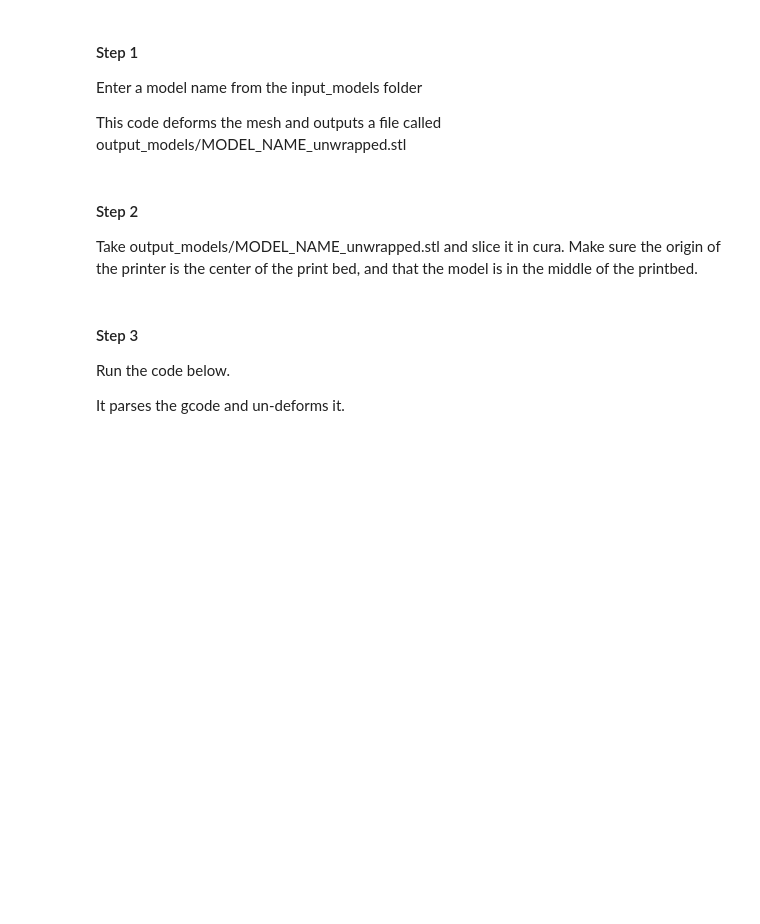
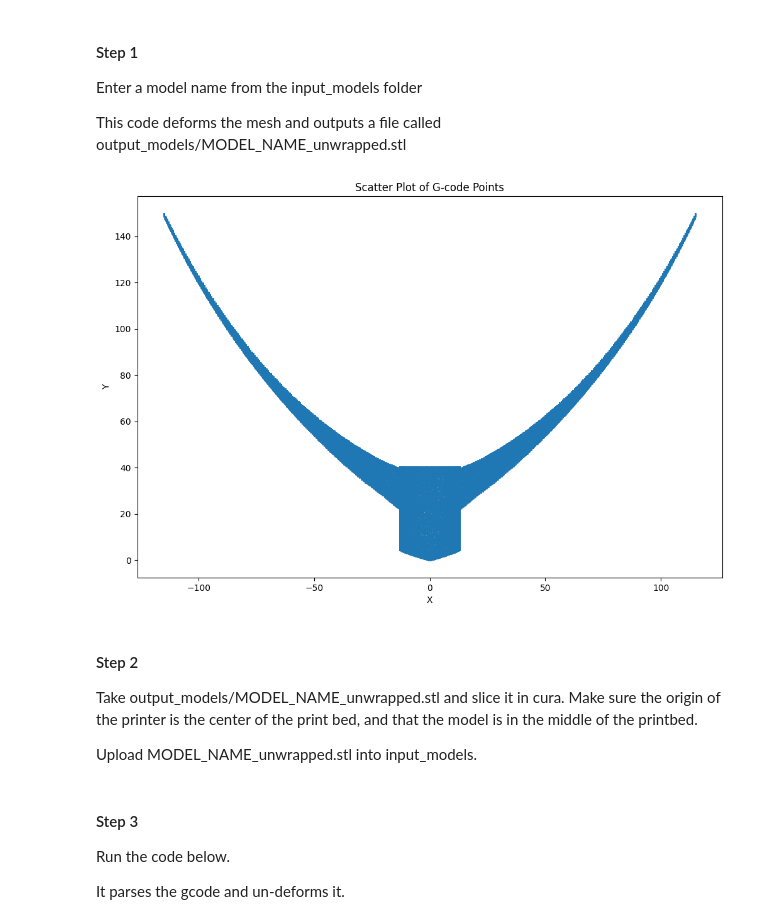
Before and after one commit to jyjblrd/Radial_Non_Planar_Slicer, a Jupyter notebook: main.ipynb, the cells around one changed output. Cells and saved outputs as stored; diff of their text form; code cells hidden in the pictures; blank space fills up the shorter version.

```diff
--- a/main.ipynb
+++ b/main.ipynb
@@ -31,38 +39,50 @@ mesh.points *= 1
 
 # center around the middle of the bounding box
 xmin, xmax, ymin, ymax, zmin, zmax = mesh.bounds
 mesh.points -= np.array([(xmin + xmax) / 2, (ymin + ymax) / 2, zmin])
 # mesh.points -= np.array([0, 0, 0]) # optionally offset the part from the center
 
 mesh.points = mesh.points[:10]
 
 # max radius of part
 max_radius = np.max(np.linalg.norm(mesh.points[:, :2], axis=1))
 
 # define rotation as a function of radius
 ROTATION = lambda radius: np.deg2rad(15 + 30 * (radius / max_radius)) # Use for propeller and tree
 # ROTATION = lambda radius: np.full_like(radius, np.deg2rad(-40)) # Fixed rotation inwards
 # ROTATION = lambda radius: np.deg2rad(-40 + 30 * (1 - (radius / max_radius)) ** 2) # Use for bridge
 
 # rotate points around max diameter ring
 distances_to_center = np.linalg.norm(mesh.points[:, :2], axis=1)
 translate_upwards = np.hstack([np.zeros((len(mesh.points), 2)), np.tan(ROTATION(distances_to_center).reshape(-1, 1)) * distances_to_center.reshape(-1, 1)])
 
 mesh.points = mesh.points + translate_upwards
 
 # make bottom of part z=0 and center in bound box. remember the offsets for later
 xmin, xmax, ymin, ymax, zmin, zmax = mesh.bounds
 offsets_applied = np.array([(xmin + xmax) / 2, (ymin + ymax) / 2, zmin])
 mesh.points -= offsets_applied
 
 # save the mesh
 mesh.save(f'output_models/{MODEL_NAME}_unwrapped.stl')
 
-mesh.plot()
+# mesh.plot() # doesnt work in google colab?
+# plot in matplot lib if in google colab
+plt.figure(figsize=(12, 12))
+plt.scatter(mesh.points[:, 0], mesh.points[:, 2], s=1)
+plt.gca().set_aspect('equal')
+plt.xlabel("X")
+plt.ylabel("Y")
+plt.title("Scatter Plot of G-code Points")
+plt.show()
+# %% [output]
+[figure, added]
 # %% [markdown]
 #### Step 2
 
 Take output_models/MODEL_NAME_unwrapped.stl and slice it in cura. Make sure the origin of the printer is the center of the print bed, and that the model is in the middle of the printbed.
+
+Upload MODEL_NAME_unwrapped.stl into input_models.
 # %% [markdown]
 #### Step 3
 
```
Also changed, not shown: parts of 5 cells of this notebook, 1 other file.
